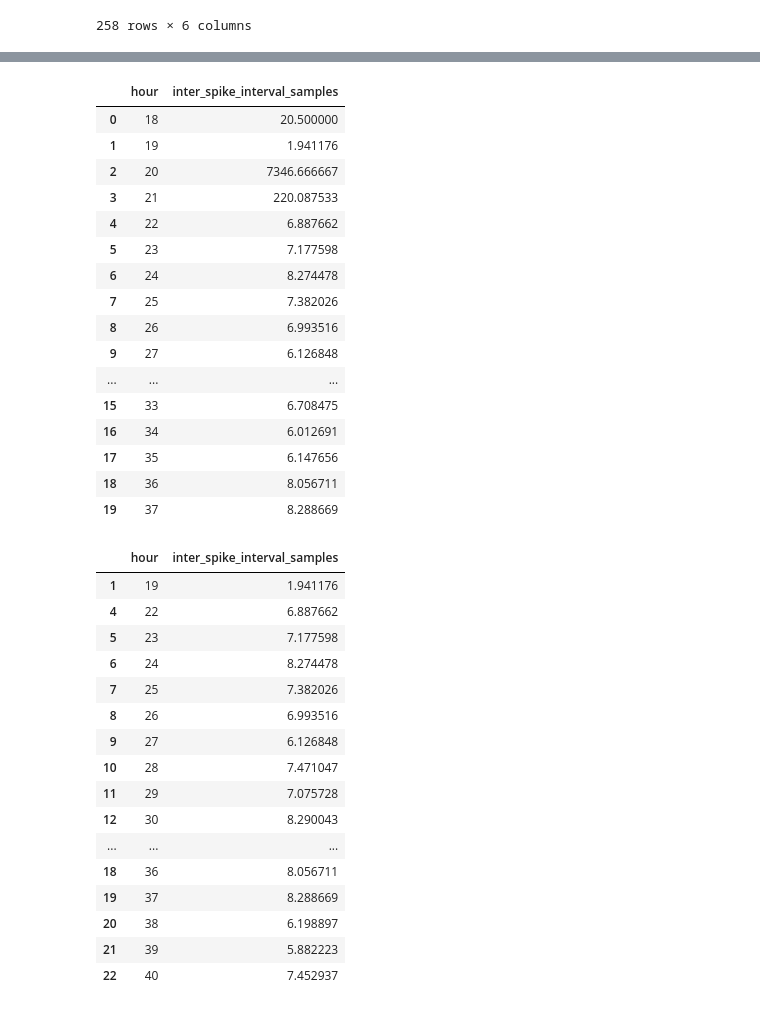
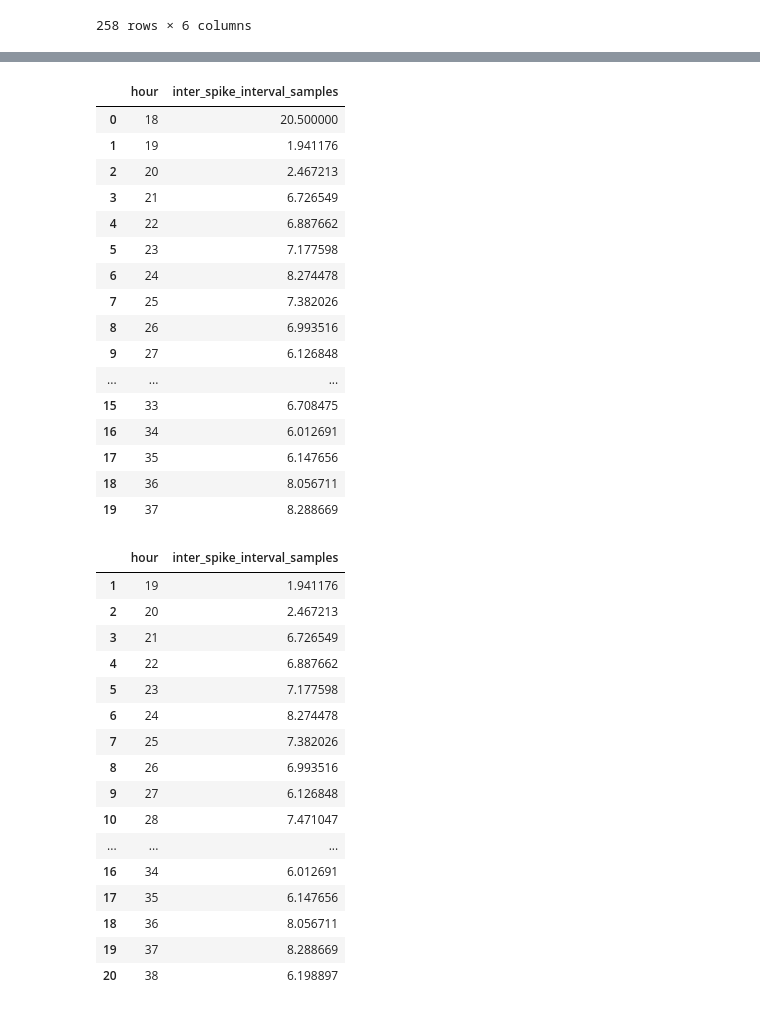
Before and after one commit to devincma/asm_synchrony_paper, a Jupyter notebook: spikes_optimized/analysis.ipynb, the cells around one changed output, grey strips where cells are left out. Cells and saved outputs as stored; diff of their text form; code cells hidden in the pictures.

```diff
--- a/spikes_optimized/analysis.ipynb
+++ b/spikes_optimized/analysis.ipynb
@@ -257,11 +249,16 @@ all_spikes_df[all_spikes_df["hour"] == 20]
 | 788 | 77267703 | 2 | 0 | 14 | 0 | 20 |
 258 rows × 6 columns
 # %%
-all_spikes_df["sequence_index_mask"] = (
-    (all_spikes_df["sequence_index"].diff() != 0).astype(int).cumsum()
+# Check for sequence change based on sequence_index or inter_spike_interval_samples
+change_mask = (all_spikes_df["sequence_index"].diff() != 0) | (
+    all_spikes_df["inter_spike_interval_samples"] > 460
 )
-# Drop sequence_index column
-all_spikes_df.drop(columns=["sequence_index"], inplace=True)
+
+# Create the sequence_index_mask
+all_spikes_df["sequence_index_mask"] = change_mask.astype(int).cumsum()
+
+# # Drop sequence_index column
+# all_spikes_df.drop(columns=["sequence_index"], inplace=True)
 # %%
 # Identify the first spike in each sequence
 first_spikes = all_spikes_df.groupby("sequence_index_mask").first().reset_index()
@@ -336,8 +333,8 @@ avg_intervals.head(20)
 |  | hour | inter_spike_interval_samples |
 | 0 | 18 | 20.500000 |
 | 1 | 19 | 1.941176 |
-| 2 | 20 | 7346.666667 |
-| 3 | 21 | 220.087533 |
+| 2 | 20 | 2.467213 |
+| 3 | 21 | 6.726549 |
 | 4 | 22 | 6.887662 |
 | 5 | 23 | 7.177598 |
 | 6 | 24 | 8.274478 |
@@ -352,11 +349,13 @@ avg_intervals.head(20)
 | 19 | 37 | 8.288669 |
 # %%
 # Drop the rows in avg_intervalswhere inter_spike_interval_samples is above 100
-avg_intervals = avg_intervals[avg_intervals["inter_spike_interval_samples"] < 10]
+avg_intervals = avg_intervals[avg_intervals["inter_spike_interval_samples"] < 20]
 avg_intervals.head(20)
 # %% [output]
 |  | hour | inter_spike_interval_samples |
 | 1 | 19 | 1.941176 |
+| 2 | 20 | 2.467213 |
+| 3 | 21 | 6.726549 |
 | 4 | 22 | 6.887662 |
 | 5 | 23 | 7.177598 |
 | 6 | 24 | 8.274478 |
@@ -364,14 +363,12 @@ avg_intervals.head(20)
 | 8 | 26 | 6.993516 |
 | 9 | 27 | 6.126848 |
 | 10 | 28 | 7.471047 |
-| 11 | 29 | 7.075728 |
-| 12 | 30 | 8.290043 |
 | ... | ... | ... |
+| 16 | 34 | 6.012691 |
+| 17 | 35 | 6.147656 |
 | 18 | 36 | 8.056711 |
 | 19 | 37 | 8.288669 |
 | 20 | 38 | 6.198897 |
-| 21 | 39 | 5.882223 |
-| 22 | 40 | 7.452937 |
 # %%
 # Plot hour and inter_spike_interval_samples in avg_intervals
 plt.plot(avg_intervals["hour"], avg_intervals["inter_spike_interval_samples"])
```
Also changed, not shown: parts of 12 cells of this notebook, 1 other file.
